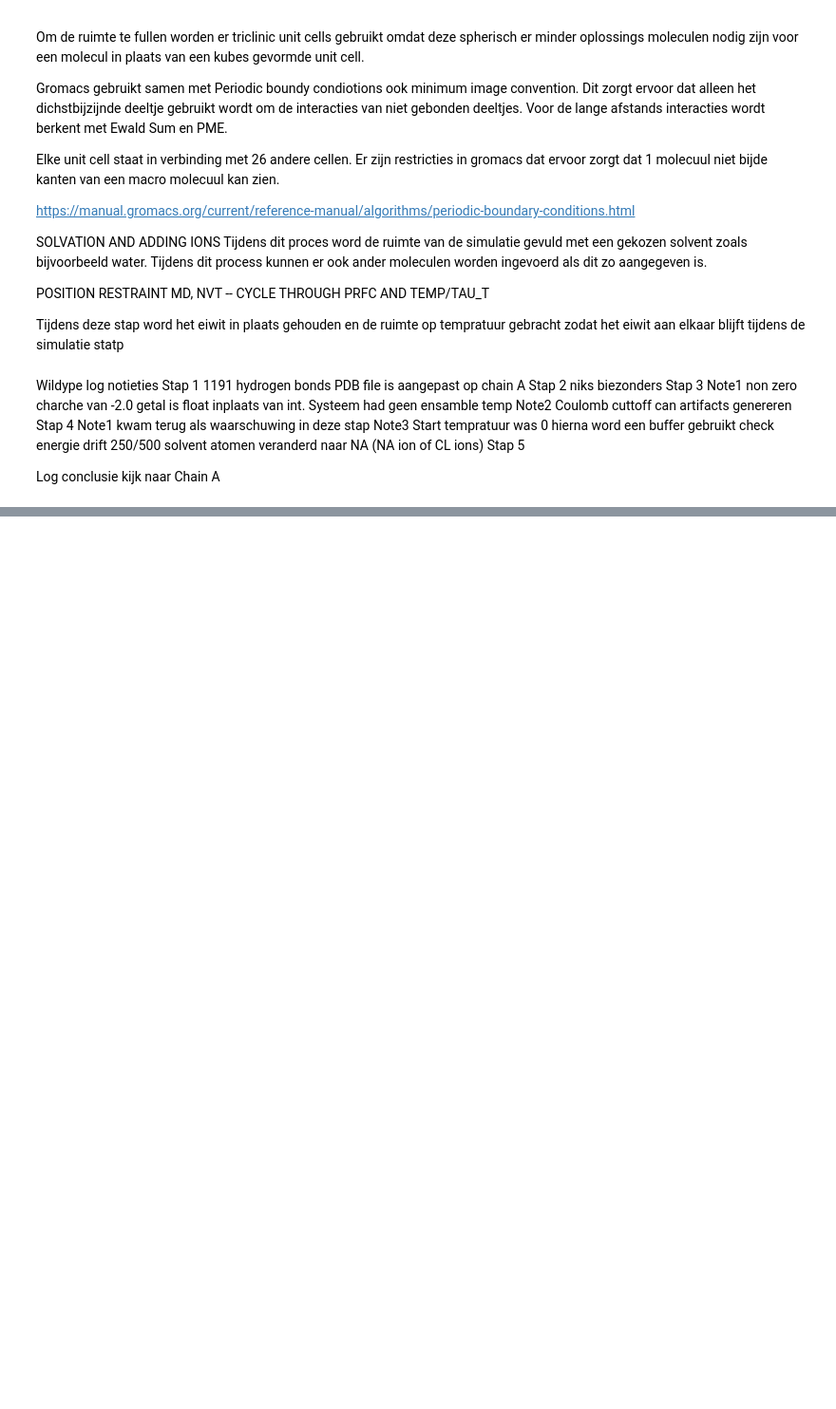
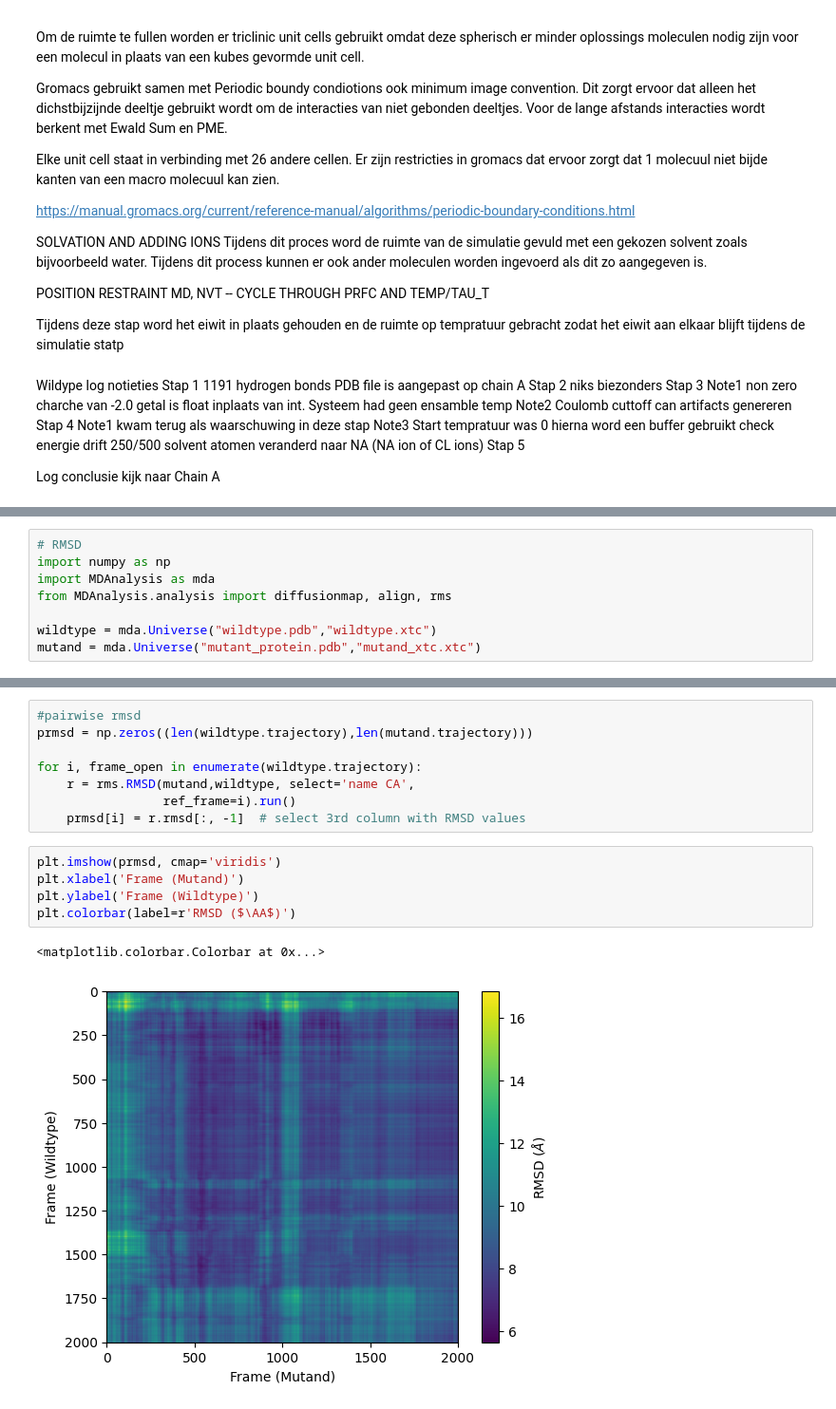
Before and after one commit to YamilaTimmer/molecular-dynamics, a Jupyter notebook: md_logboek_ivar.ipynb, the cells around one changed output, grey strips where cells are left out. Shown at 95% size. Cells and saved outputs as stored; diff of their text form; blank space fills up the shorter version.

```diff
--- a/md_logboek_ivar.ipynb
+++ b/md_logboek_ivar.ipynb
@@ -93,0 +109,8 @@ ValueError: All ufuncs must have type `numpy.ufunc`. Received (<ufunc 'sph_legen
+# %%
+# RMSD
+import numpy as np
+import MDAnalysis as mda
+from MDAnalysis.analysis import diffusionmap, align, rms
+
+wildtype = mda.Universe("wildtype.pdb","wildtype.xtc")
+mutand = mda.Universe("mutant_protein.pdb","mutand_xtc.xtc")
@@ -93,0 +176,16 @@ ValueError: All ufuncs must have type `numpy.ufunc`. Received (<ufunc 'sph_legen
+# %%
+#pairwise rmsd
+prmsd = np.zeros((len(wildtype.trajectory),len(mutand.trajectory)))
+
+for i, frame_open in enumerate(wildtype.trajectory):
+    r = rms.RMSD(mutand,wildtype, select='name CA',
+                 ref_frame=i).run()
+    prmsd[i] = r.rmsd[:, -1]  # select 3rd column with RMSD values
+# %%
+plt.imshow(prmsd, cmap='viridis')
+plt.xlabel('Frame (Mutand)')
+plt.ylabel('Frame (Wildtype)')
+plt.colorbar(label=r'RMSD ($\AA$)')
+# %% [output]
+<matplotlib.colorbar.Colorbar at 0x...>
+[figure, added]
```
Also changed, not shown: parts of 27 cells of this notebook.
